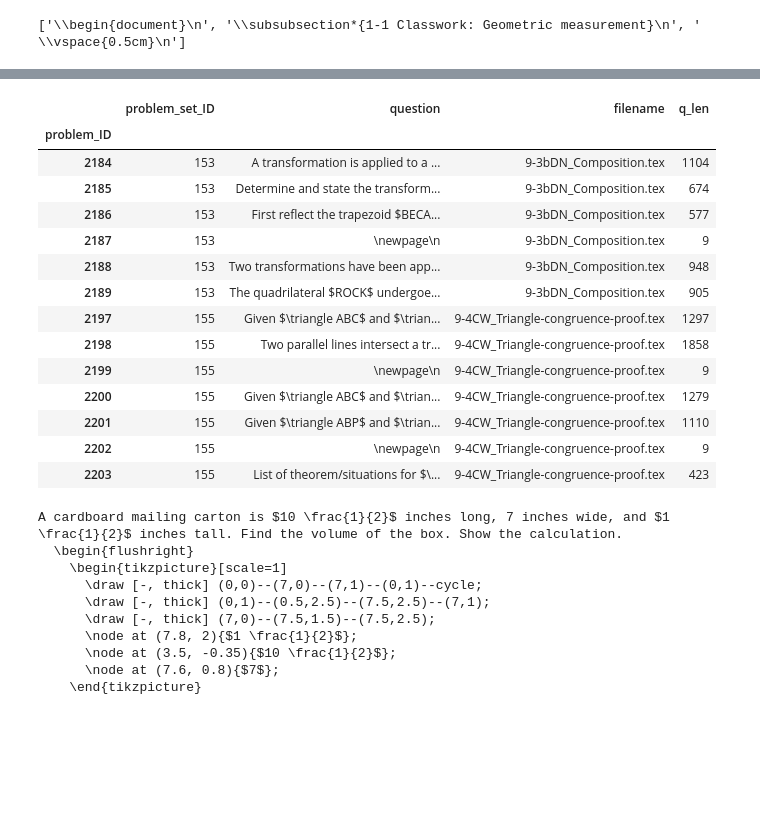
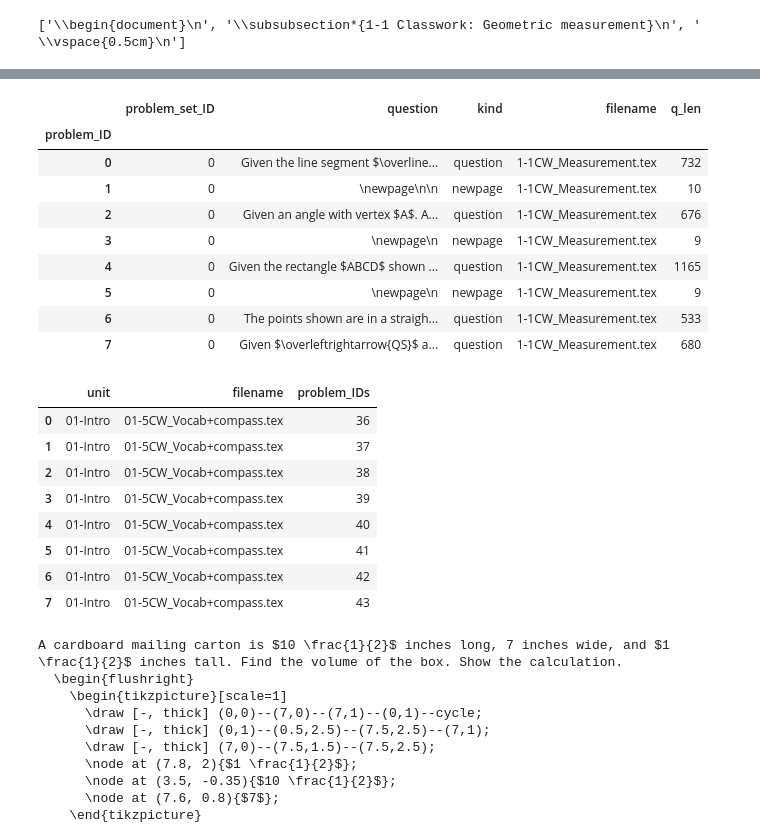
Before and after one commit to chrishuson/mathai, a Jupyter notebook: src/notes.ipynb, the cells around one changed output, grey strips where cells are left out. Cells and saved outputs as stored; diff of their text form; code cells hidden in the pictures; blank space fills up the shorter version.

Commit message:
save new pset, work in progress

```diff
--- a/src/notes.ipynb
+++ b/src/notes.ipynb
@@ -112,23 +93,33 @@ build_pset_df_tex(pset_df[:34], problem_df)
 # %%
 build_pset_df_pdf(pset_df[:34], problem_df)
 # %%
-problem_df[problem_df.problem_set_ID.apply(lambda x: x in [153, 155])].sort_index()
+problem_df[problem_df.problem_set_ID.apply(lambda x: x in [0])].sort_index()
 # %% [output]
-|  | problem_set_ID | question | filename | q_len |
-| problem_ID |  |  |  |  |
-| 2184 | 153 | A transformation is applied to a ... | 9-3bDN_Composition.tex | 1104 |
-| 2185 | 153 | Determine and state the transform... | 9-3bDN_Composition.tex | 674 |
-| 2186 | 153 | First reflect the trapezoid $BECA... | 9-3bDN_Composition.tex | 577 |
-| 2187 | 153 | \newpage\n | 9-3bDN_Composition.tex | 9 |
-| 2188 | 153 | Two transformations have been app... | 9-3bDN_Composition.tex | 948 |
-| 2189 | 153 | The quadrilateral $ROCK$ undergoe... | 9-3bDN_Composition.tex | 905 |
-| 2197 | 155 | Given $\triangle ABC$ and $\trian... | 9-4CW_Triangle-congruence-proof.tex | 1297 |
-| 2198 | 155 | Two parallel lines intersect a tr... | 9-4CW_Triangle-congruence-proof.tex | 1858 |
-| 2199 | 155 | \newpage\n | 9-4CW_Triangle-congruence-proof.tex | 9 |
-| 2200 | 155 | Given $\triangle ABC$ and $\trian... | 9-4CW_Triangle-congruence-proof.tex | 1279 |
-| 2201 | 155 | Given $\triangle ABP$ and $\trian... | 9-4CW_Triangle-congruence-proof.tex | 1110 |
-| 2202 | 155 | \newpage\n | 9-4CW_Triangle-congruence-proof.tex | 9 |
-| 2203 | 155 | List of theorem/situations for $\... | 9-4CW_Triangle-congruence-proof.tex | 423 |
+|  | problem_set_ID | question | kind | filename | q_len |
+| problem_ID |  |  |  |  |  |
+| 0 | 0 | Given the line segment $\overline... | question | 1-1CW_Measurement.tex | 732 |
+| 1 | 0 | \newpage\n\n | newpage | 1-1CW_Measurement.tex | 10 |
+| 2 | 0 | Given an angle with vertex $A$. A... | question | 1-1CW_Measurement.tex | 676 |
+| 3 | 0 | \newpage\n | newpage | 1-1CW_Measurement.tex | 9 |
+| 4 | 0 | Given the rectangle $ABCD$ shown ... | question | 1-1CW_Measurement.tex | 1165 |
+| 5 | 0 | \newpage\n | newpage | 1-1CW_Measurement.tex | 9 |
+| 6 | 0 | The points shown are in a straigh... | question | 1-1CW_Measurement.tex | 533 |
+| 7 | 0 | Given $\overleftrightarrow{QS}$ a... | question | 1-1CW_Measurement.tex | 680 |
+# %%
+# bug setting a list as a value for problem_IDs
+new_problem_IDs = [36, 37, 38, 39, 40, 41, 42, 43]
+pset_01_5_df = pd.DataFrame({'unit': '01-Intro', 'filename': '01-5CW_Vocab+compass.tex', 'problem_IDs': list(new_problem_IDs)})
+pset_01_5_df
+# %% [output]
+|  | unit | filename | problem_IDs |
+| 0 | 01-Intro | 01-5CW_Vocab+compass.tex | 36 |
+| 1 | 01-Intro | 01-5CW_Vocab+compass.tex | 37 |
+| 2 | 01-Intro | 01-5CW_Vocab+compass.tex | 38 |
+| 3 | 01-Intro | 01-5CW_Vocab+compass.tex | 39 |
+| 4 | 01-Intro | 01-5CW_Vocab+compass.tex | 40 |
+| 5 | 01-Intro | 01-5CW_Vocab+compass.tex | 41 |
+| 6 | 01-Intro | 01-5CW_Vocab+compass.tex | 42 |
+| 7 | 01-Intro | 01-5CW_Vocab+compass.tex | 43 |
 # %%
 # DUPES
 print(problem_df.loc[667, 'question'])
```
Also changed, not shown: parts of 6 cells of this notebook.
